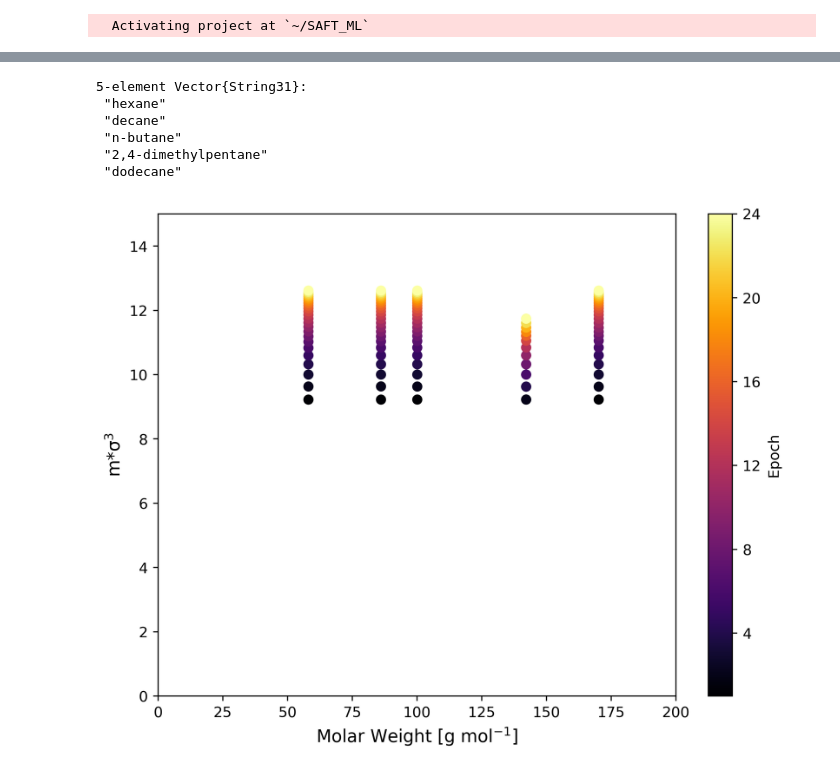
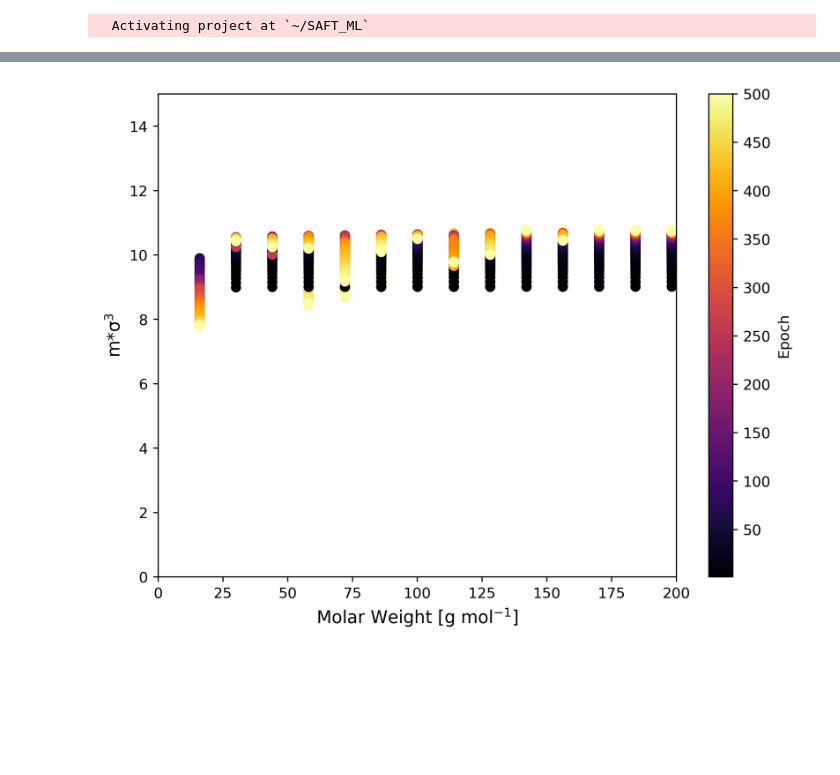
Before and after one commit to lucpaoli/SAFT_ML, a Jupyter notebook: special_thingy_params/alkane_param_analysis.ipynb, the cells around one changed output, grey strips where cells are left out. Saved outputs shown, nothing was run; the diff lists cells and outputs as text; code cells hidden in the pictures; blank space fills up the shorter version.

Commit message:
alkane parameter analysis plotting

```diff
--- a/special_thingy_params/alkane_param_analysis.ipynb
+++ b/special_thingy_params/alkane_param_analysis.ipynb
@@ -8,6 +8,6 @@ import PyPlot; const plt = PyPlot ;
 # %%
 pcp_source_params = CSV.read("../pcpsaft_params/training_data.csv", DataFrame, header=1) ;
 # %%
-header_names = ["epoch", "species", "m", "σ", "λ_a", "λ_r", "ϵ"]
-raw_params = CSV.File("../params_log.csv"; header=header_names) |> DataFrame
+header_names = ["epoch", "species", "Mw", "m", "σ", "λ_a", "λ_r", "ϵ"]
+raw_params = CSV.File("../params_log_all_alkanes_sat_v_500_epochs.csv"; header=header_names) |> DataFrame
 # %% [output]
@@ -37,6 +37,7 @@ num_rows = length(unique_values)
 
 processed_data = DataFrame(
     species = fill(missing, num_rows),
+    isomeric_SMILES = fill("", num_rows),
     Mw = fill(0.0, num_rows),
     m = fill([0.0], num_rows),
     σ = fill([0.0], num_rows),
@@ -45,29 +46,23 @@ processed_data = DataFrame(
     ϵ = fill([0.0], num_rows)
 ) ;
 
-processed_data.species = unique_values
+processed_data.species = unique_values ;
-# %% [output]
-5-element Vector{String31}:
- "hexane"
- "decane"
- "n-butane"
- "2,4-dimethylpentane"
- "dodecane"
 # %%
 for i in unique_values
-    raw_params_spec = filter(row -> contains(row.species, i), raw_params)
+    raw_params_spec = filter(row -> isequal(row.species, i), raw_params)
     num_epochs = nrow(raw_params_spec)
 
     row_number_processed = findall(isequal(i), processed_data.species)
     row_number_source = findall(isequal(i), pcp_source_params.species)
 
+    processed_data[row_number_processed,:isomeric_SMILES] = pcp_source_params[row_number_source,:isomeric_SMILES]
+    processed_data[row_number_processed,:Mw] = [raw_params_spec[1,:Mw]]
     processed_data[row_number_processed,:m] = [[raw_params_spec[i,:m] for i = 1:num_epochs]]
     processed_data[row_number_processed,:σ] = [[raw_params_spec[i,:σ] for i = 1:num_epochs]]
     processed_data[row_number_processed,:ϵ] = [[raw_params_spec[i,:ϵ] for i = 1:num_epochs]]
     processed_data[row_number_processed,:λ_a] = [[raw_params_spec[i,:λ_a] for i = 1:num_epochs]]
     processed_data[row_number_processed,:λ_r] = [[raw_params_spec[i,:λ_r] for i = 1:num_epochs]]
 
-    processed_data[row_number_processed,:Mw] = pcp_source_params[row_number_source,:Mw]
 end
 
 processed_data = sort(processed_data, :Mw) ;
@@ -74,31 +75,32 @@ processed_data = sort(processed_data, :Mw) ;
 # %%
 num_epochs = length(processed_data[1,:m])
 
 plt.figure(figsize=(8, 6), dpi=400)
+
+color_mapping = collect(range(1,num_epochs))
 
 for j = 1:nrow(processed_data)
 
     mol_weight = fill(processed_data[j,:Mw], num_epochs)
     ms = processed_data[j,:m]
     σs = processed_data[j,:σ]
 
     m_sigmacubed = [ms[i]*σs[i] for i in 1:num_epochs]
 
     plt.scatter(mol_weight, m_sigmacubed, c=color_mapping, cmap="inferno")
 end
 
-plt.colorbar(ticks = 0:4:24,label = "Epoch")
+plt.colorbar(ticks = 0:50:num_epochs,label = "Epoch")
 
 plt.xlabel("Molar Weight [g mol\$^{-1}\$]",fontsize=12)
 plt.ylabel("m*σ\$^3\$",fontsize=12)
 plt.ylim([0,15])
 plt.xlim([0,200]) ;
 
 # for i = 1:nrows_data
 #     plt.semilogx(1 ./filtered_training_data[i,:sat_volumes_vap_m3_per_mol],filtered_training_data[i,:sat_temperatures_K],color = [colour_grad_1[i] 0 colour_grad_2[i]])
 # end
 
-
 # plt.savefig("all_compound_phase_envelopes.png",dpi=400)
 # %% [output]
-[figure, old version]
+[figure, new version]
```
Also changed, not shown: parts of 2 cells of this notebook.
